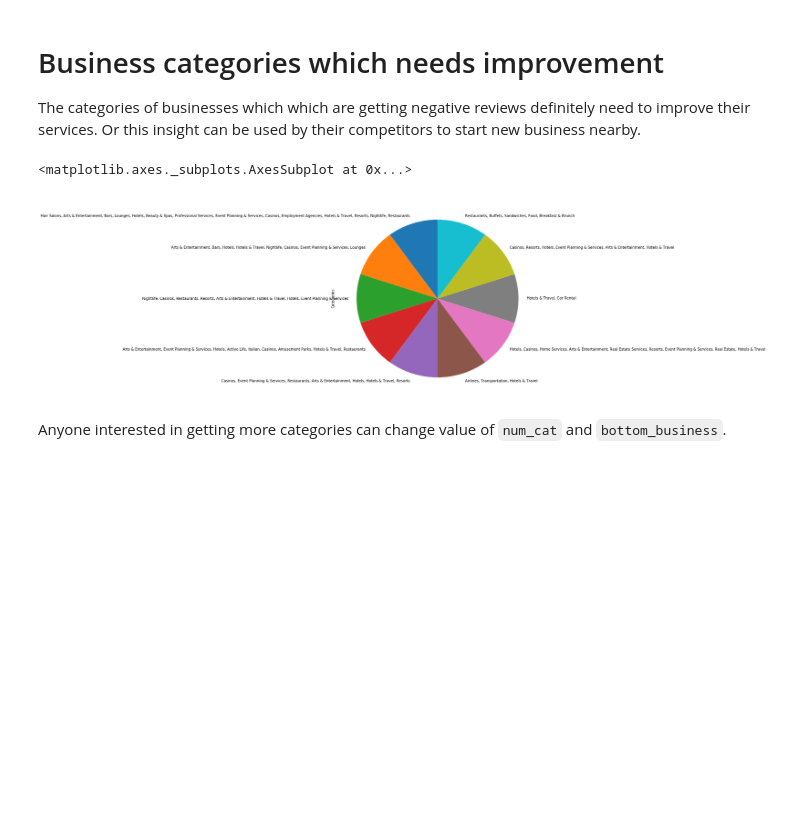
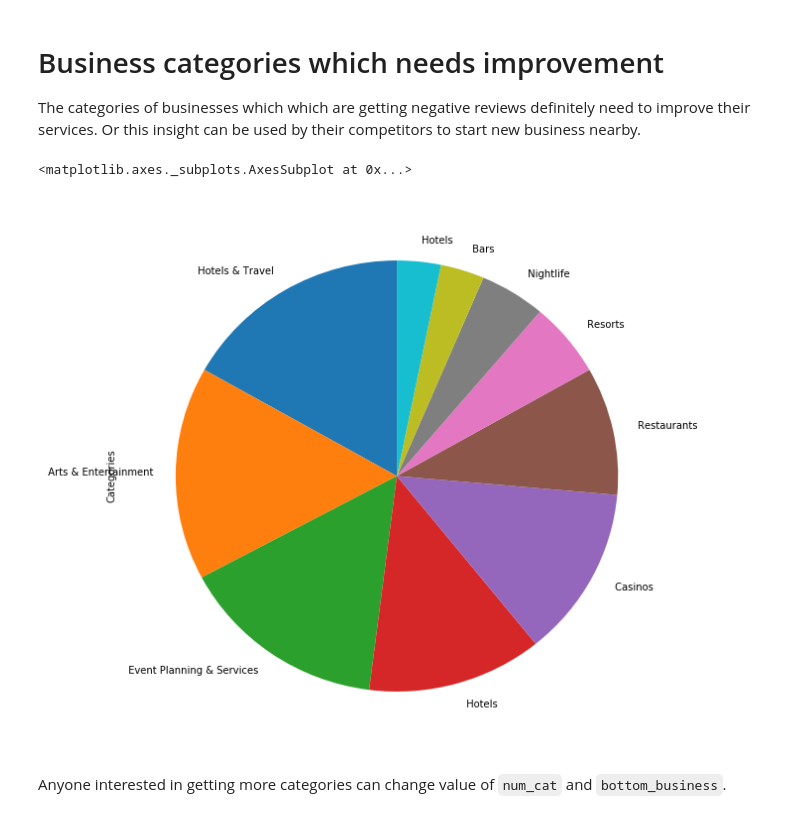
Before and after one commit to vksbhandary/kaggle-notebooks, a Jupyter notebook: exploring-yelp-reviews-dataset.ipynb, the cells around one changed output. Drawn from its saved outputs; the diff is of its cells as text; code cells hidden in the pictures; blank space fills up the shorter version.

```diff
--- a/exploring-yelp-reviews-dataset.ipynb
+++ b/exploring-yelp-reviews-dataset.ipynb
@@ -269,7 +269,7 @@ cat_data = top_business_data.sort_values("rated")[::-1][:top_business]
 #cat_data.categories
 Categories={}
 for cat in cat_data.categories.values:
-    all_categories= cat.split(";")
+    all_categories= cat.split(",")
     for x in all_categories:
         try :
             Categories[x] =Categories[x]+1
@@ -298,7 +298,7 @@ cat_data = top_business_data.loc[top_business_data['business_id'].isin(business_
 #cat_data.categories
 Categories={}
 for cat in cat_data.categories.values:
-    all_categories= cat.split(";")
+    all_categories= cat.split(",")
     for x in all_categories:
         try :
             Categories[x] =Categories[x]+1
@@ -363,27 +363,27 @@ The categories of businesses which which are getting negative reviews definitely
 # %%
 num_cat =10 # to show top 10 catrgories
 bottom_business = 30 # choose categories of top 30 businesses
 cat_data = bottom_business_data.sort_values("rated")[::-1][:bottom_business]
 
 Categories={}
 for cat in cat_data.categories.values:
-    all_categories= cat.split(";")
+    all_categories= cat.split(",")
     for x in all_categories:
         try :
             Categories[x] =Categories[x]+1
         except:
             Categories[x]=1
 bottom_categories = pd.DataFrame.from_dict(data= Categories,orient="index")
 bottom_categories.reset_index(inplace=True)
 bottom_categories.columns = ['category', 'occurance']
 
 x_val=bottom_categories.sort_values("occurance")[::-1][:num_cat].occurance.values
 labels=bottom_categories.sort_values("occurance")[::-1][:num_cat].category.values
 series = pd.Series(x_val, index=labels, name='Categories')
 series.plot.pie(figsize=(10, 10),startangle=90)
 # %% [output]
 <matplotlib.axes._subplots.AxesSubplot at 0x...>
-[figure, old version]
+[figure, new version]
 # %% [markdown]
 
 Anyone interested in getting more categories can change  value of `num_cat` and `bottom_business`.
```
Also changed, not shown: parts of 10 cells of this notebook.
